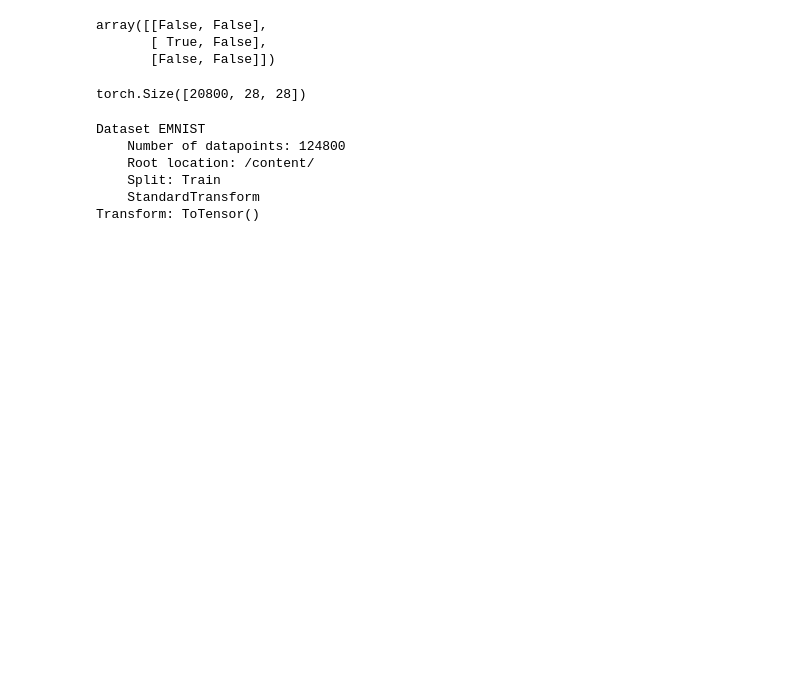
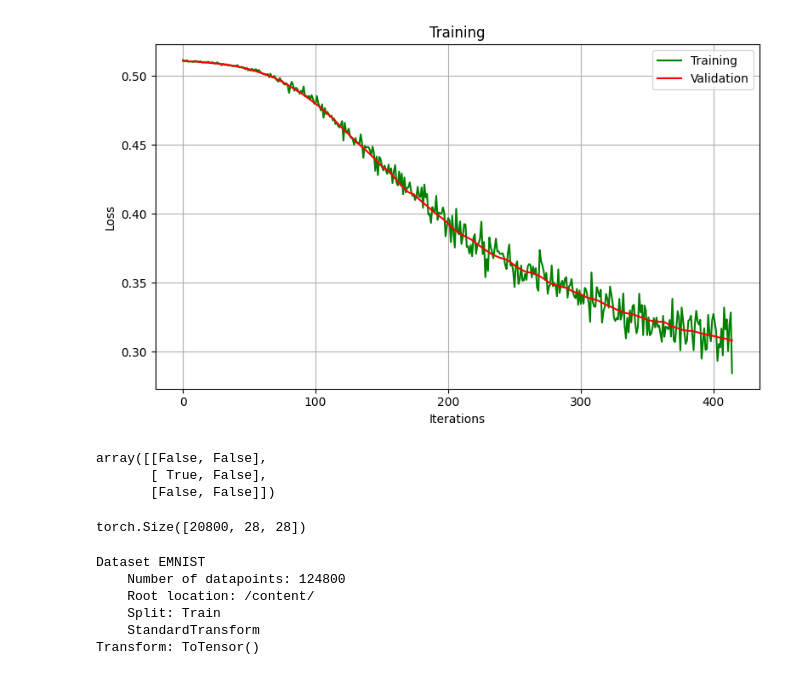
Before and after one commit to abdur-rafi/Machine-Learning-Sessional, a Jupyter notebook: 1805008.ipynb, the cells around one changed output. Cells and saved outputs as stored; diff of their text form; code cells hidden in the pictures; blank space fills up the shorter version.

```diff
--- a/1805008.ipynb
+++ b/1805008.ipynb
@@ -450,3 +483,19 @@ validation accuracy : 0.5123931623931623
+# %%
+def plot(loss1, loss2):
+  plt.figure(figsize=(8, 5))
+  plt.plot(loss1,  linestyle='-', color='green', label='Training')
+  plt.plot(loss2, linestyle='-', color='red', label='Validation')
+  plt.title('Training')
+  plt.xlabel('Iterations')
+  plt.ylabel('Loss')
+  plt.legend()
+  plt.grid(True)
+  plt.tight_layout()
+  plt.show()
+
+plot(losses, vLosses)
+# %% [output]
+[figure, added]
 # %%
 train = ds.EMNIST(root = '/content/', split = 'letters', train = True, transform = transforms.ToTensor(), download = True)
 test = ds.EMNIST(root = '/content/', split = 'letters', train = False, transform = transforms.ToTensor(), download = True)
```
Also changed, not shown: parts of 1 cell of this notebook.
